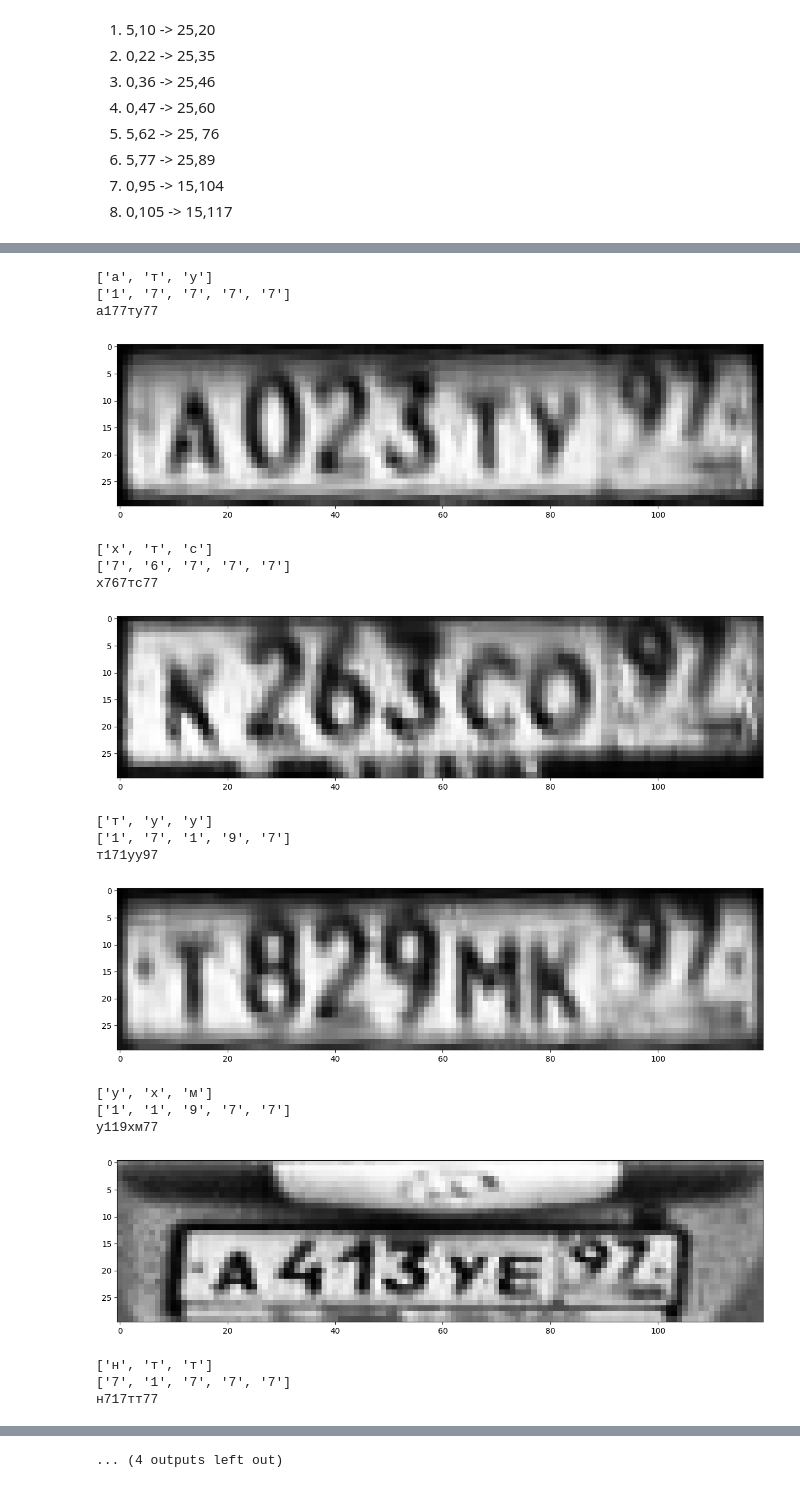
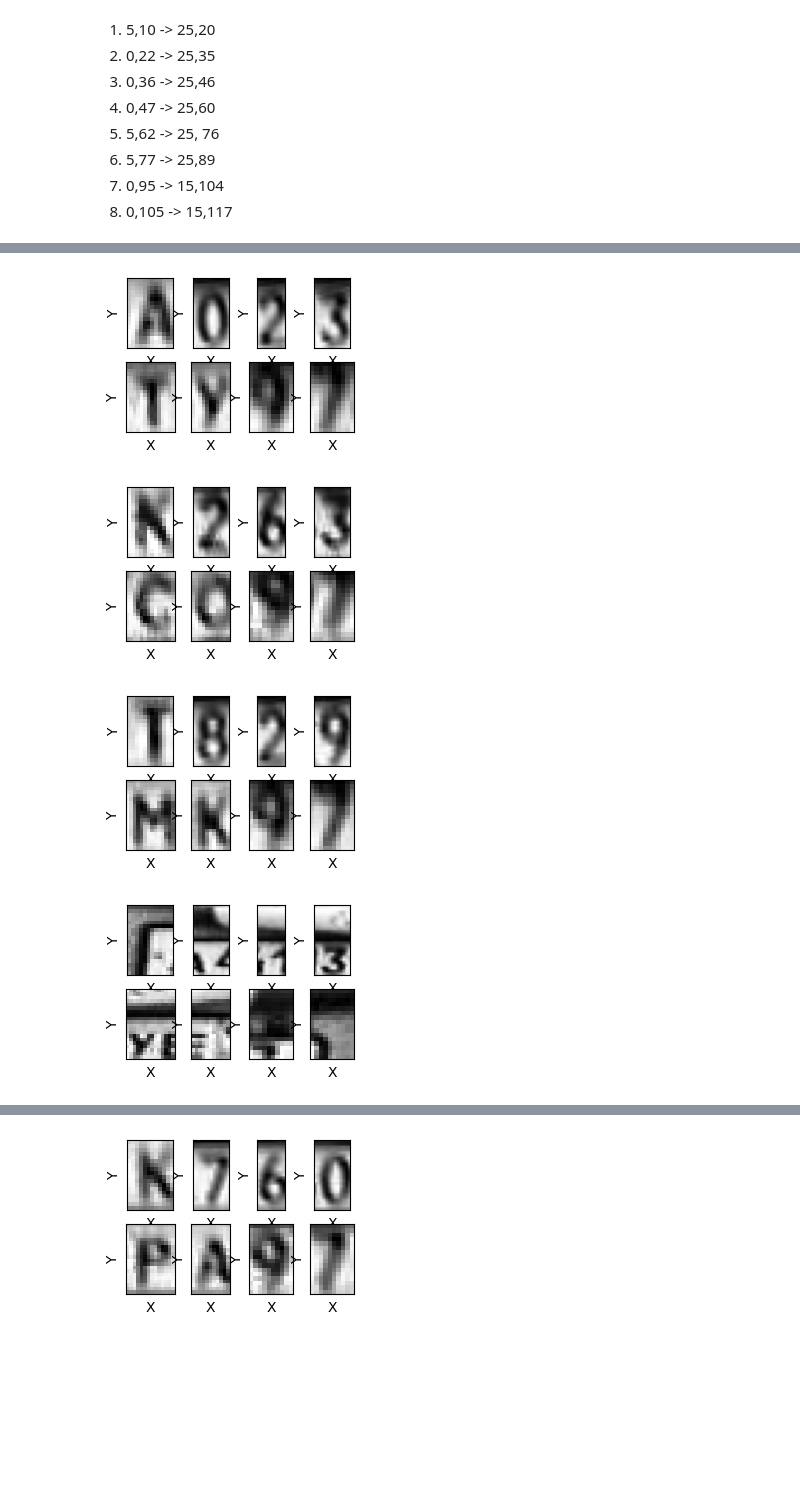
Before and after one commit to AlexanderTereshenkov/computer-vision, a Jupyter notebook: practice/plates.ipynb, the cells around one changed output, grey strips where cells are left out. Drawn from its saved outputs; the diff is of its cells as text; code cells hidden in the pictures; blank space fills up the shorter version.

```diff
--- a/practice/plates.ipynb
+++ b/practice/plates.ipynb
@@ -44,7 +44,7 @@ def find_plate(img, th_img):
     return cropped
 # %%
 def find_plate_2(img, debug=False):
-    _, th_img = cv.threshold(img, 103, 255, cv.THRESH_BINARY + cv.THRESH_OTSU)
+    _, th_img = cv.threshold(img, 100, 255, cv.THRESH_BINARY)
     contours, _ = cv.findContours(th_img, cv.RETR_LIST, cv.CHAIN_APPROX_SIMPLE)
 
     plate_cnt = None
@@ -191,63 +180,51 @@ for filename in os.listdir(folder_path):
 # %%
+#вырезать побольше цифры, пройтись несколько раз по кропнутому изображению чтобы определить
+
 img_count = 8
 
 for i in range(1, img_count + 1):
     img = cv.imread(f"../car_plates_img/car_p_{i}.jpg")
     img = cv.cvtColor(img, cv.COLOR_BGR2GRAY)
 
     cropped_img = find_plate_2(img)
 
     if(cropped_img is None):
         continue
 
     cropped_img = find_plate_2(img, False)
     nums = segment_characters(cropped_img)
-    nums = [preprocces_symb_img(x) for x in nums]
+    # nums = [preprocces_symb_img(x, 120) for x in nums]
 
     plate = recognise_pattern(nums, numbers_templates, chars_templates)
-    # fig, axes = plt.subplots(2, 4, figsize=(3, 2))
-    # for i, ax in enumerate(axes.flat):
-    #     if i < len(nums):
-    #         im = ax.imshow(nums[i], cmap='gray')
-    #         ax.set_xlabel('X')
-    #         ax.set_ylabel('Y')
-    #         # Убираем метки осей для экономии места
-    #         ax.set_xticks([])
-    #         ax.set_yticks([])
+    fig, axes = plt.subplots(2, 4, figsize=(3, 2))
+    for i, ax in enumerate(axes.flat):
+
+        if i < len(nums):
+            im = ax.imshow(nums[i], cmap='gray')
+            ax.set_xlabel('X')
+            ax.set_ylabel('Y')
+            # Убираем метки осей для экономии места
+            ax.set_xticks([])
+            ax.set_yticks([])
     # fig, (ax1, ax2) = plt.subplots(1, 2, figsize=(12, 6))
     # ax1.imshow(img, cmap="gray")
     # ax1.set_title(f'Исходное изображение {i}')
     # ax1.axis('off')
 
     # ax2.imshow(cropped_img, cmap="gray")
     # ax2.set_title(f'Вырезанная часть {i}')
     # ax2.axis('off')
 
     # ax1.set_aspect('equal')
     # ax2.set_aspect('equal')
-    print(plate)
-    fig, ax = plt.subplots(1, 1, figsize=(12, 6))
-    ax.imshow(cropped_img, cmap="gray")
+    # print(plate)
+    # fig, ax = plt.subplots(1, 1, figsize=(5,3))
+    # ax.imshow(cropped_img, cmap="gray")
 
-    plt.tight_layout()
-    plt.show()
+    # plt.tight_layout()
+    # plt.show()
 # %% [output]
-['а', 'т', 'у']
-['1', '7', '7', '7', '7']
-а177ту77
-[figure, old version]
+[figure, new version]
-['х', 'т', 'с']
-['7', '6', '7', '7', '7']
-х767тс77
-[figure, old version]
+[figure, new version]
-['т', 'у', 'у']
-['1', '7', '1', '9', '7']
-т171уу97
-[figure, old version]
+[figure, new version]
-['у', 'х', 'м']
-['1', '1', '9', '7', '7']
-у119хм77
-[figure, old version]
+[figure, new version]
-['н', 'т', 'т']
-['7', '1', '7', '7', '7']
-н717тт77
@@ -259 +233 @@ for i in range(1, img_count + 1):
-... (4 outputs left out)
+[figure, added]
```
Also changed, not shown: parts of 5 cells of this notebook, 10 other files.
